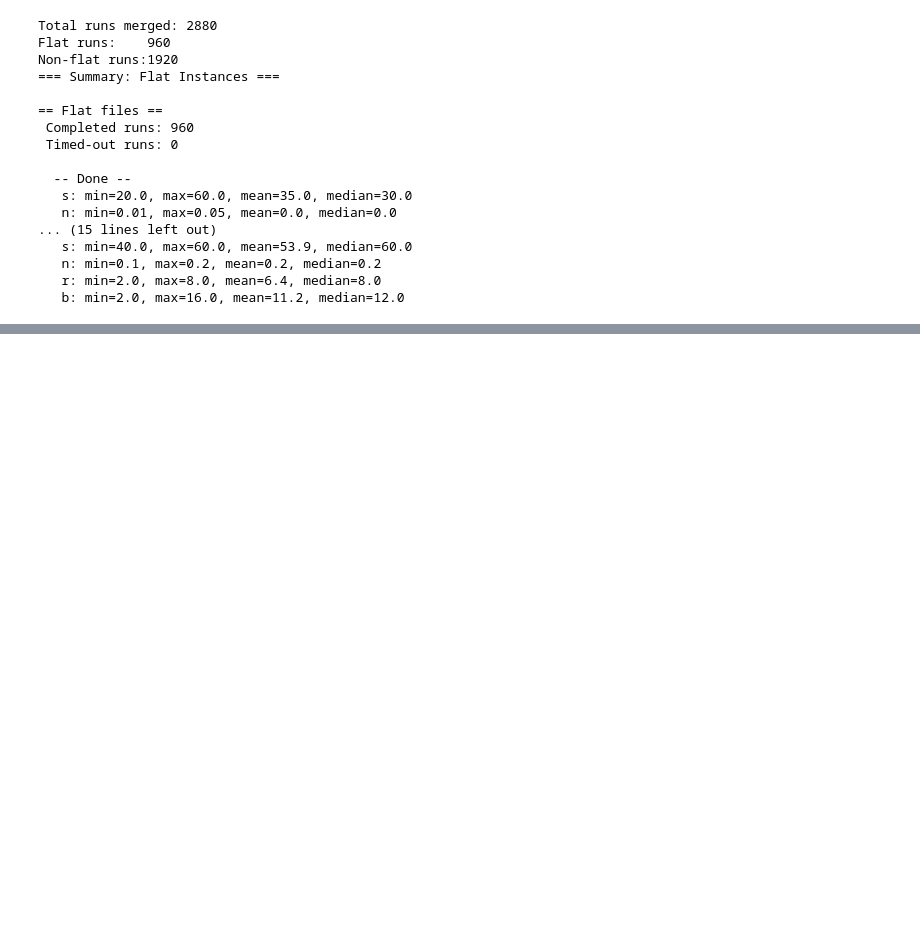
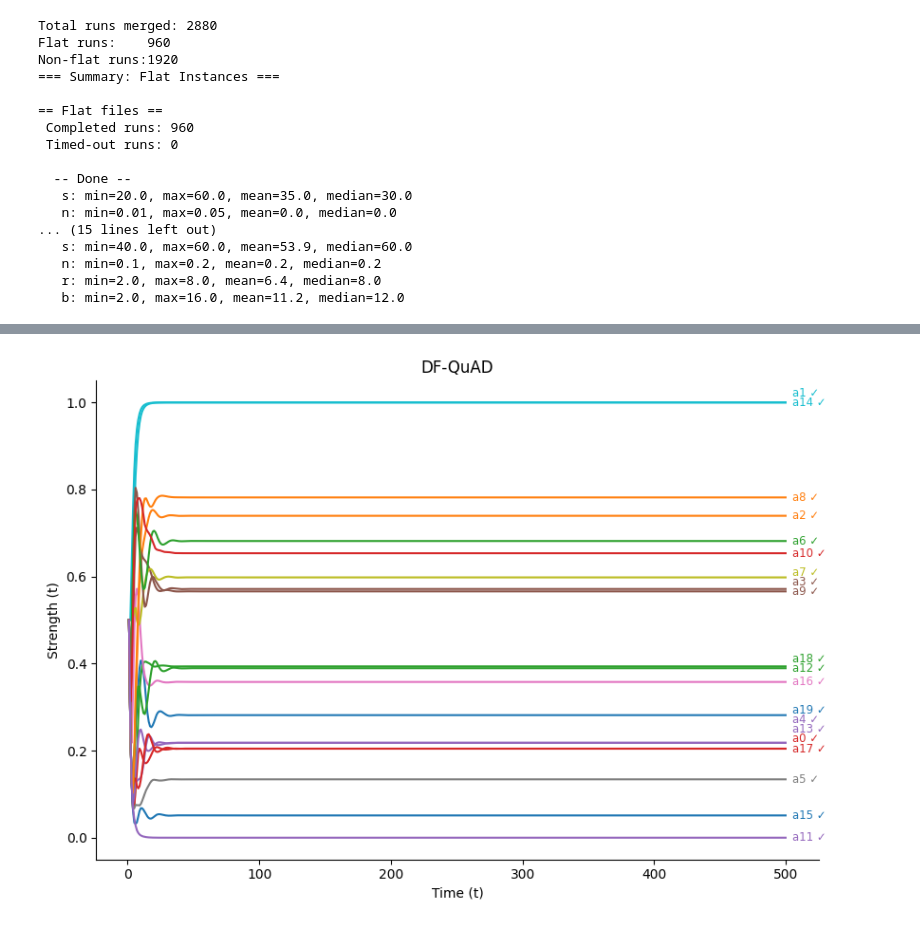
Before and after one commit to briziorusso/GradualABA, a Jupyter notebook: examples/gradual_argumentation_examples.ipynb, the cells around one changed output, grey strips where cells are left out. Cells and saved outputs as stored; diff of their text form; code cells hidden in the pictures; blank space fills up the shorter version.

```diff
--- a/examples/gradual_argumentation_examples.ipynb
+++ b/examples/gradual_argumentation_examples.ipynb
@@ -1538,0 +1904,96 @@ DF-QuAD |  Non-Flat :
+# %%
+import sys
+sys.path.append("../")
+
+from BAG import BAG
+
+from plotting import strengthplot
+
+from ABAF import ABAF
+from ABAF.Assumption import Assumption
+from BSAF import BSAF
+from BSAF.Argument import Argument
+from semantics.bsafDiscreteModular import DiscreteModular
+from semantics.modular.EulerBasedInfluence import EulerBasedInfluence
+from semantics.modular.LinearInfluence import LinearInfluence
+from semantics.modular.ProductAggregation import ProductAggregation
+from semantics.modular.SetProductAggregation import SetProductAggregation
+from semantics.modular.SetMinAggregation import SetMinAggregation
+from semantics.modular import SumAggregation
+from semantics.modular import QuadraticMaximumInfluence
+
+EPSILON = 1e-2
+DELTA   = 5
+VERBOSE = False
+TIME_STEPS = 500
+
+
+
+paths_to_plot = [
+    "../data_generation/abaf/nf_atm_s40_n0.05_a0.5_r8_b8_9.aba",
+    "../data_generation/abaf/nf_atm_s40_n0.2_a0.5_r2_b4_3.aba",
+    "../data_generation/abaf/nf_atm_s20_n0.2_a0.5_r8_b16_5.aba",
+]
+
+
+for path in paths_to_plot:
+
+    abaf = ABAF(path=path)
+
+    print(abaf)
+    print("Flat:", not abaf.non_flat)
+
+    print(f"Number of Assumptions: {len(abaf.assumptions)}")
+    print(f"Number of Rules: {len(abaf.rules)}")
+
+    bsaf = abaf.to_bsaf()
+
+    print(bsaf)
+
+    model = DiscreteModular(BSAF=bsaf, aggregation=ProductAggregation(),
+                            influence=LinearInfluence(conservativeness=1),
+                            # set_aggregation=SetProductAggregation()
+                            set_aggregation=SetMinAggregation())
+
+    model.solve(TIME_STEPS, generate_plot=True, verbose=VERBOSE)
+
+    strengthplot(model, delta=DELTA, epsilon=EPSILON,
+                title="DF-QuAD", wide=10, tall=6)
+
+    # check convergence over the last 5 iterations, with ε=1e-3
+    per_arg = model.has_converged(epsilon=EPSILON, last_n=DELTA)
+    print(per_arg)
+    # e.g. {'a0': True, 'a1': False, ...}
+    prop_conv       = (sum(per_arg.values()) / len(per_arg)) if len(per_arg) else 0.0
+    print(f"DF-QuAD - Proportion of converged assumptions: {prop_conv:.1%}")
+
+    if model.is_globally_converged(epsilon=EPSILON, last_n=DELTA):
+        print("DF-QuAD - All assumptions have stabilized in the last 5 steps.")
+    else:
+        print("DF-QuAD - Some are still oscillating or drifting.")
+        print(f"DF-QuAD - The assumptions that are not converged are: {[a for a, b in per_arg.items() if not b]}")
+
+
+    model2 = DiscreteModular(BSAF=bsaf, aggregation=SumAggregation(),
+                            influence=QuadraticMaximumInfluence(conservativeness=1),
+                            set_aggregation=SetMinAggregation())
+
+    model2.solve(TIME_STEPS, generate_plot=True, verbose=VERBOSE)
+
+    strengthplot(model2, delta=DELTA, epsilon=EPSILON,
+                title="QE", wide=10, tall=6)
+
+    # check convergence over the last 5 iterations, with ε=1e-3
+    per_arg = model2.has_converged(epsilon=EPSILON, last_n=DELTA)
+    print(per_arg)
+    # e.g. {'a0': True, 'a1': False, ...}
+    prop_conv       = (sum(per_arg.values()) / len(per_arg)) if len(per_arg) else 0.0
+    print(f"QE - Proportion of converged assumptions: {prop_conv:.1%}")
+
+
+    if model2.is_globally_converged(epsilon=EPSILON, last_n=DELTA):
+        print("QE - All assumptions have stabilized in the last 5 steps.")
+    else:
+        print("QE - Some are still oscillating or drifting.")
+        print(f"QE - The assumptions that are not converged are: {[a for a, b in per_arg.items() if not b]}")
+# %% [output]
@@ -1538,0 +2083 @@ DF-QuAD |  Non-Flat :
+[figure, added]
```
Also changed, not shown: parts of 14 cells of this notebook, 3 other files.
